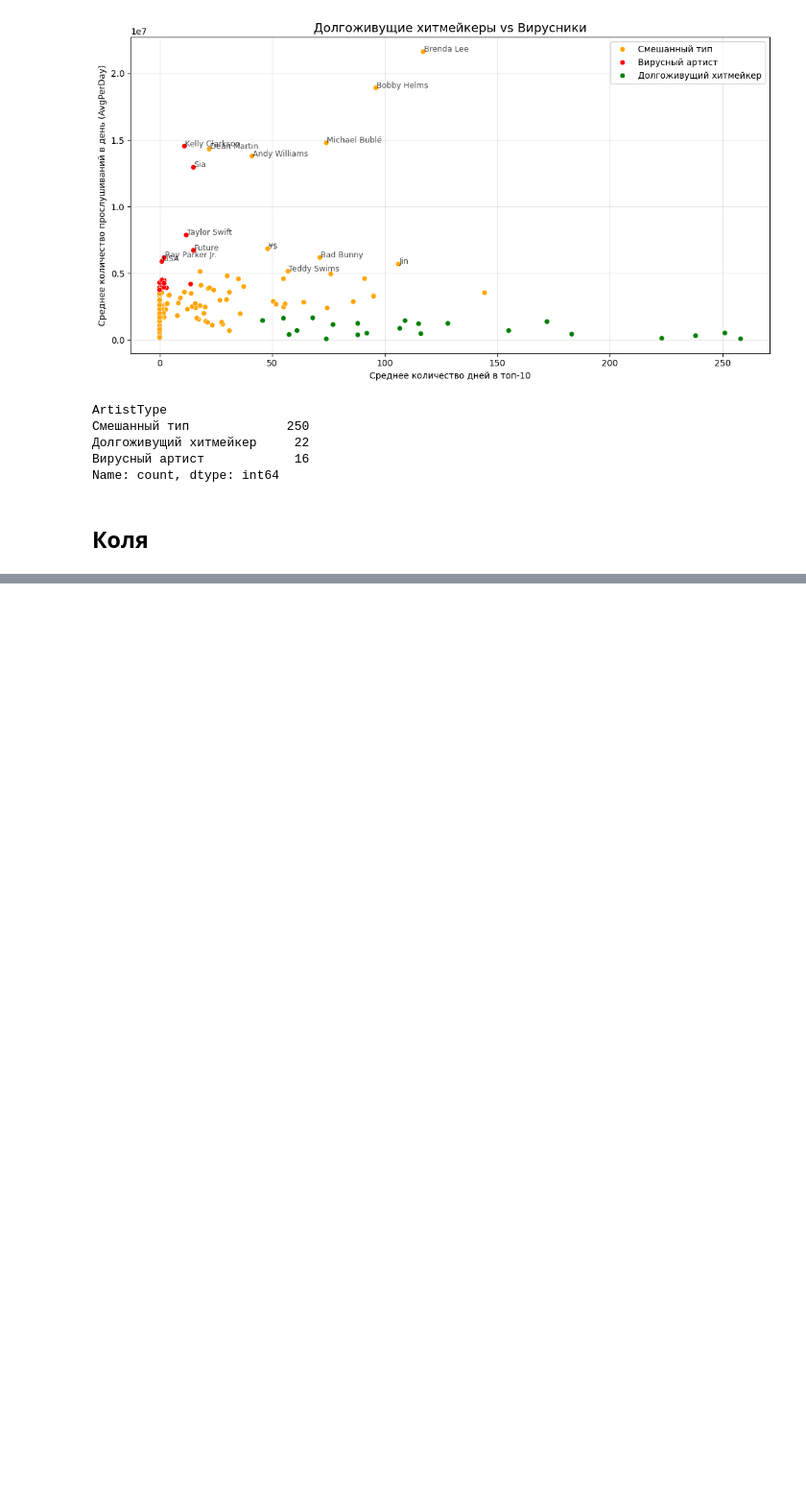
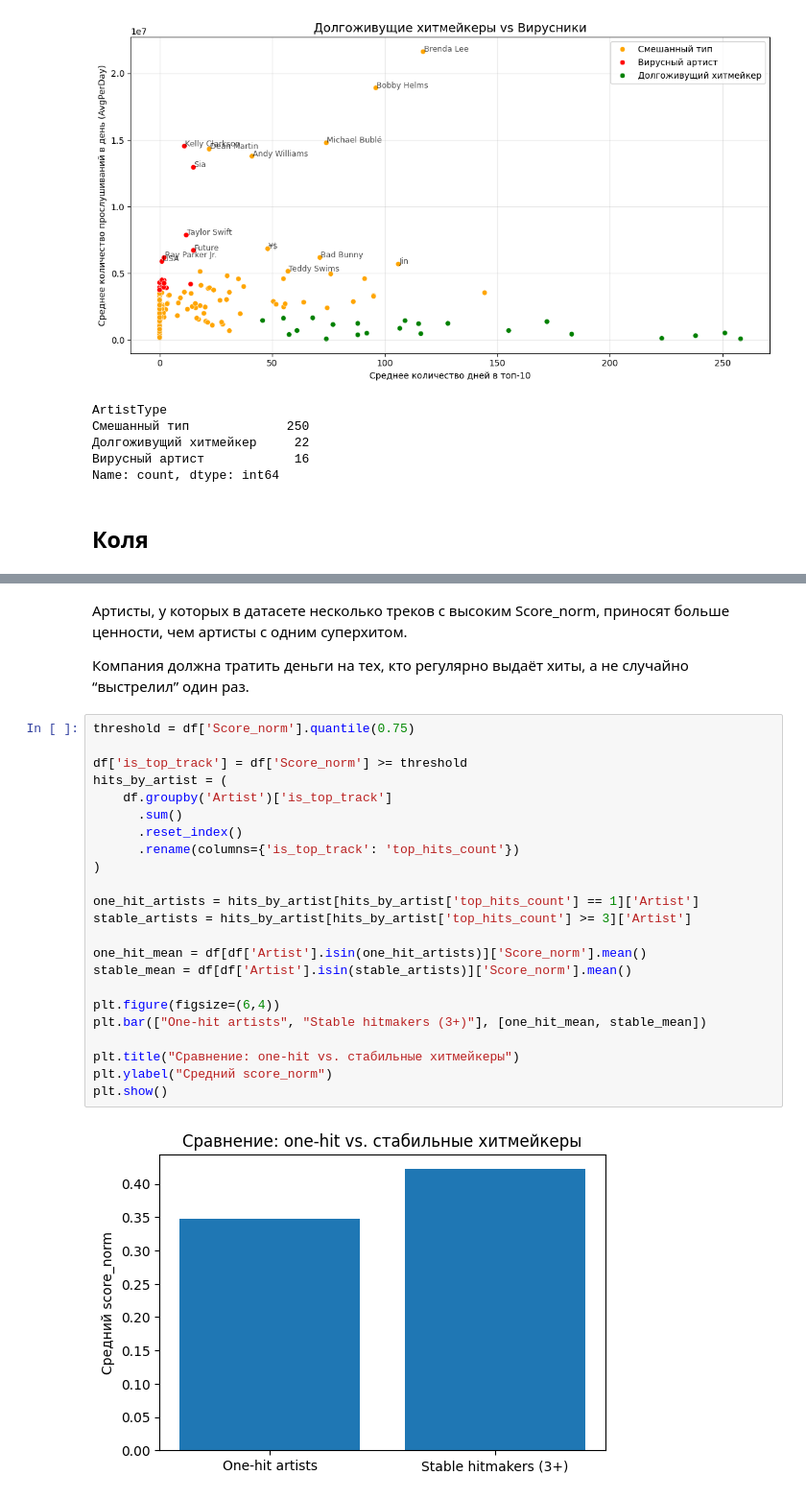
Before and after one commit to MatveiMatiukhin/Gp2_python, a Jupyter notebook: src/EDA/EDA.ipynb, the cells around one changed output, grey strips where cells are left out. Shown at 96% size. Cells and saved outputs as stored; diff of their text form; blank space fills up the shorter version.

```diff
--- a/src/EDA/EDA.ipynb
+++ b/src/EDA/EDA.ipynb
@@ -397,0 +402,29 @@ plt.show()
+# %% [markdown]
+Артисты, у которых в датасете несколько треков с высоким Score_norm, приносят больше ценности, чем артисты с одним суперхитом.
+
+Компания должна тратить деньги на тех, кто регулярно выдаёт хиты, а не случайно “выстрелил” один раз.
+# %%
+threshold = df['Score_norm'].quantile(0.75)
+
+df['is_top_track'] = df['Score_norm'] >= threshold
+hits_by_artist = (
+    df.groupby('Artist')['is_top_track']
+      .sum()
+      .reset_index()
+      .rename(columns={'is_top_track': 'top_hits_count'})
+)
+
+one_hit_artists = hits_by_artist[hits_by_artist['top_hits_count'] == 1]['Artist']
+stable_artists = hits_by_artist[hits_by_artist['top_hits_count'] >= 3]['Artist']
+
+one_hit_mean = df[df['Artist'].isin(one_hit_artists)]['Score_norm'].mean()
+stable_mean = df[df['Artist'].isin(stable_artists)]['Score_norm'].mean()
+
+plt.figure(figsize=(6,4))
+plt.bar(["One-hit artists", "Stable hitmakers (3+)"], [one_hit_mean, stable_mean])
+
+plt.title("Сравнение: one-hit vs. стабильные хитмейкеры")
+plt.ylabel("Средний score_norm")
+plt.show()
+# %% [output]
+[figure, added]
```
Also changed, not shown: parts of 10 cells of this notebook.
